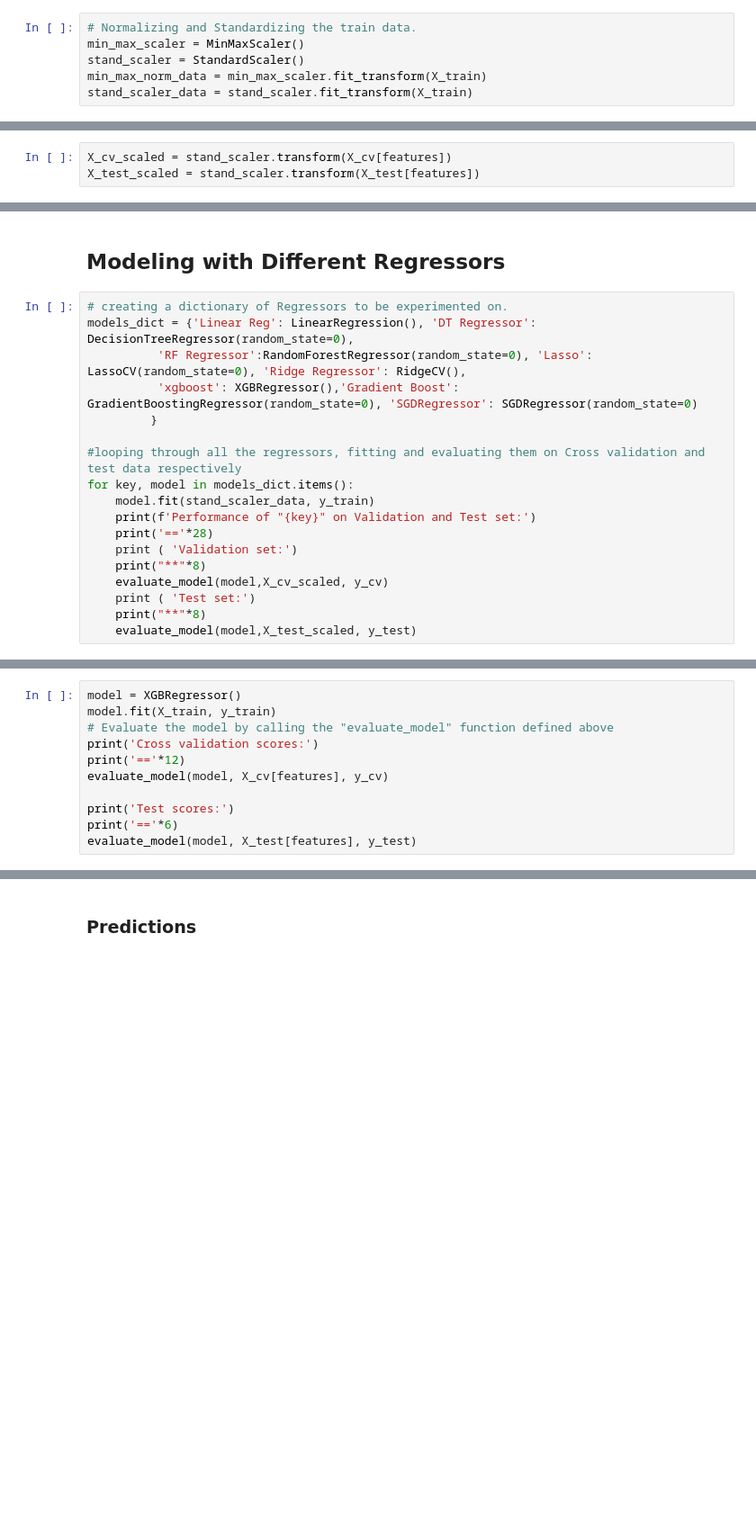
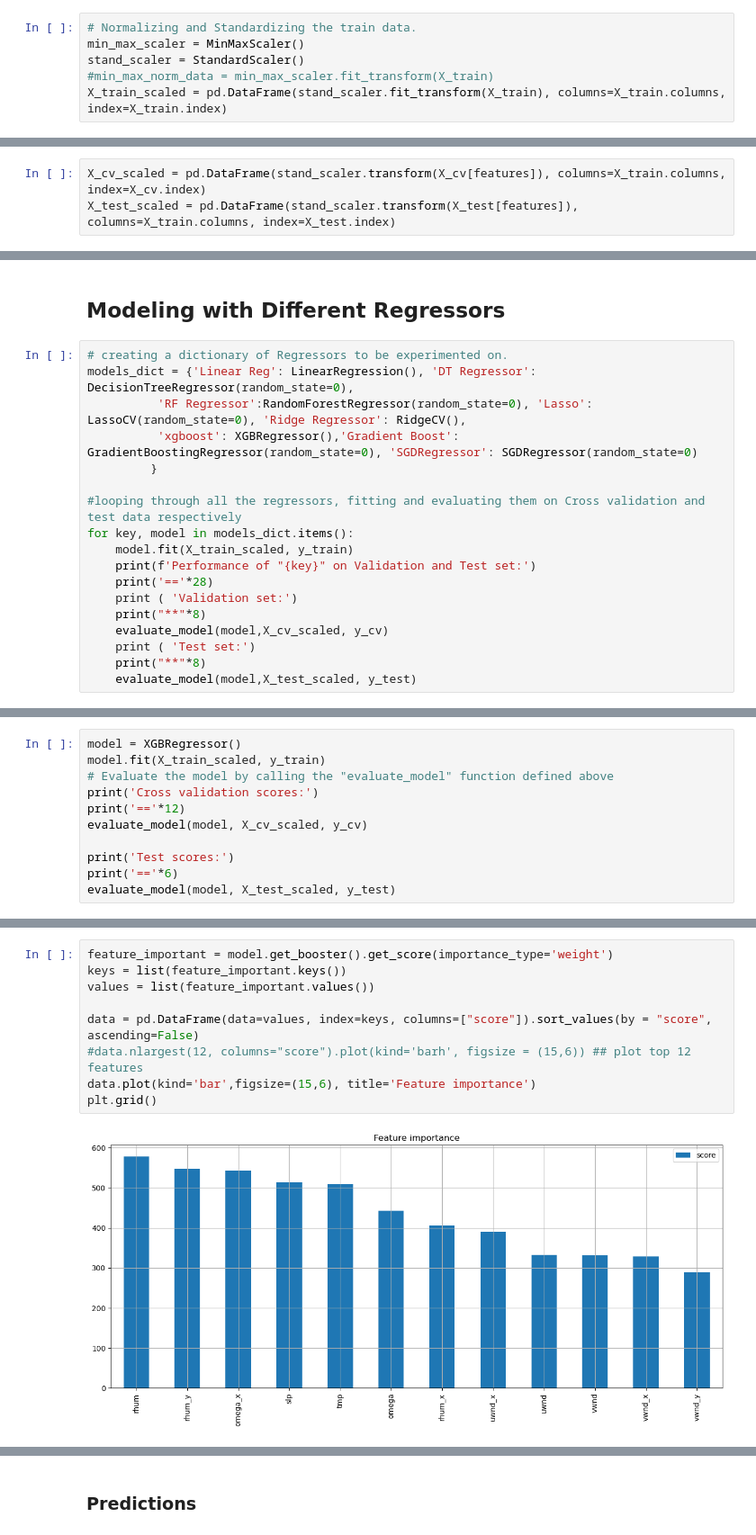
Before and after one commit to abdulmalikadeyemo/Rainfall_Prediction, a Jupyter notebook: Other-models.ipynb, the cells around one changed output, grey strips where cells are left out. Shown at 90% size. Saved outputs shown, nothing was run; the diff lists cells and outputs as text; blank space fills up the shorter version.

```diff
--- a/Other-models.ipynb
+++ b/Other-models.ipynb
@@ -122,5 +133,5 @@ X_train.head()
 # Normalizing and Standardizing the train data.
 min_max_scaler = MinMaxScaler()
 stand_scaler = StandardScaler()
-min_max_norm_data = min_max_scaler.fit_transform(X_train)
-stand_scaler_data = stand_scaler.fit_transform(X_train)
+#min_max_norm_data = min_max_scaler.fit_transform(X_train)
+X_train_scaled = pd.DataFrame(stand_scaler.fit_transform(X_train), columns=X_train.columns, index=X_train.index)
@@ -127,6 +140,6 @@ stand_scaler_data = stand_scaler.fit_transform(X_train)
 # %%
-X_cv_scaled = stand_scaler.transform(X_cv[features])
-X_test_scaled = stand_scaler.transform(X_test[features])
+X_cv_scaled = pd.DataFrame(stand_scaler.transform(X_cv[features]), columns=X_train.columns, index=X_cv.index)
+X_test_scaled = pd.DataFrame(stand_scaler.transform(X_test[features]), columns=X_train.columns, index=X_test.index)
 # %% [markdown]
 ### Modeling
 # %%
@@ -156,7 +169,7 @@ models_dict = {'Linear Reg': LinearRegression(), 'DT Regressor': DecisionTreeReg
 
 #looping through all the regressors, fitting and evaluating them on Cross validation and test data respectively
 for key, model in models_dict.items():
-    model.fit(stand_scaler_data, y_train)
+    model.fit(X_train_scaled, y_train)
     print(f'Performance of "{key}" on Validation and Test set:')
     print('=='*28)
     print ( 'Validation set:')
@@ -188,14 +201,14 @@ MAPE: 26.53%
 # %%
 model = XGBRegressor()
-model.fit(X_train, y_train)
+model.fit(X_train_scaled, y_train)
 # Evaluate the model by calling the "evaluate_model" function defined above
 print('Cross validation scores:')
 print('=='*12)
-evaluate_model(model, X_cv[features], y_cv)
+evaluate_model(model, X_cv_scaled, y_cv)
 
 print('Test scores:')
 print('=='*6)
-evaluate_model(model, X_test[features], y_test)
+evaluate_model(model, X_test_scaled, y_test)
 # %% [output]
 Cross validation scores:
 ========================
@@ -208,0 +224,11 @@ MAPE: 14.38%
+# %%
+feature_important = model.get_booster().get_score(importance_type='weight')
+keys = list(feature_important.keys())
+values = list(feature_important.values())
+
+data = pd.DataFrame(data=values, index=keys, columns=["score"]).sort_values(by = "score", ascending=False)
+#data.nlargest(12, columns="score").plot(kind='barh', figsize = (15,6)) ## plot top 12 features
+data.plot(kind='bar',figsize=(15,6), title='Feature importance')
+plt.grid()
+# %% [output]
+[figure, added]
```
Also changed, not shown: parts of 23 cells of this notebook.
